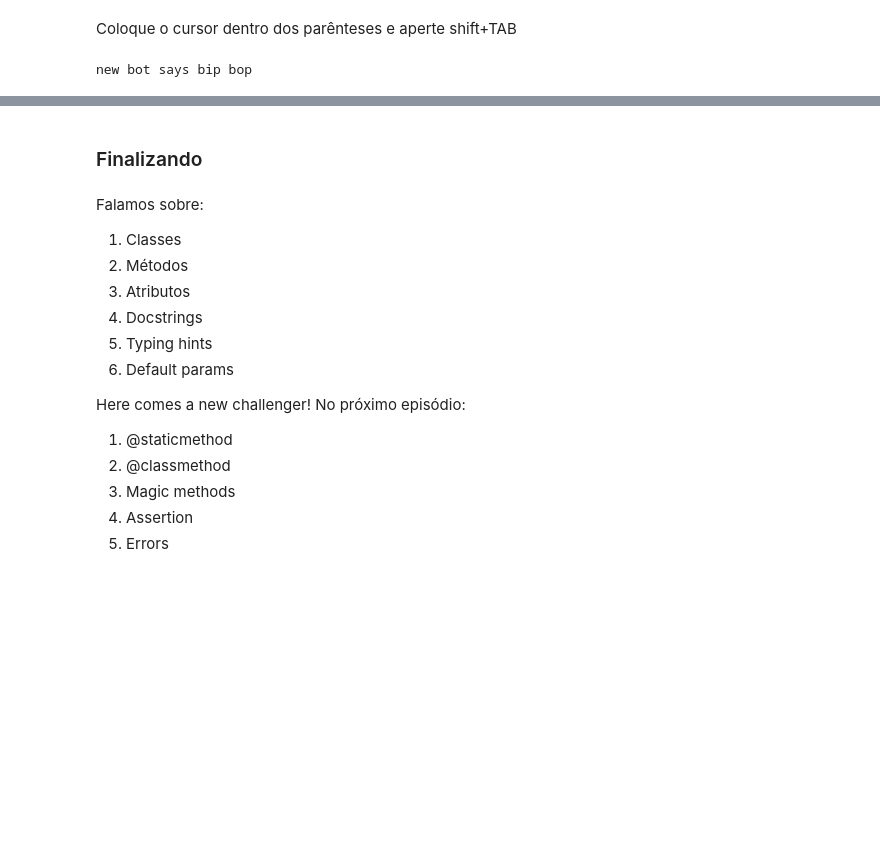
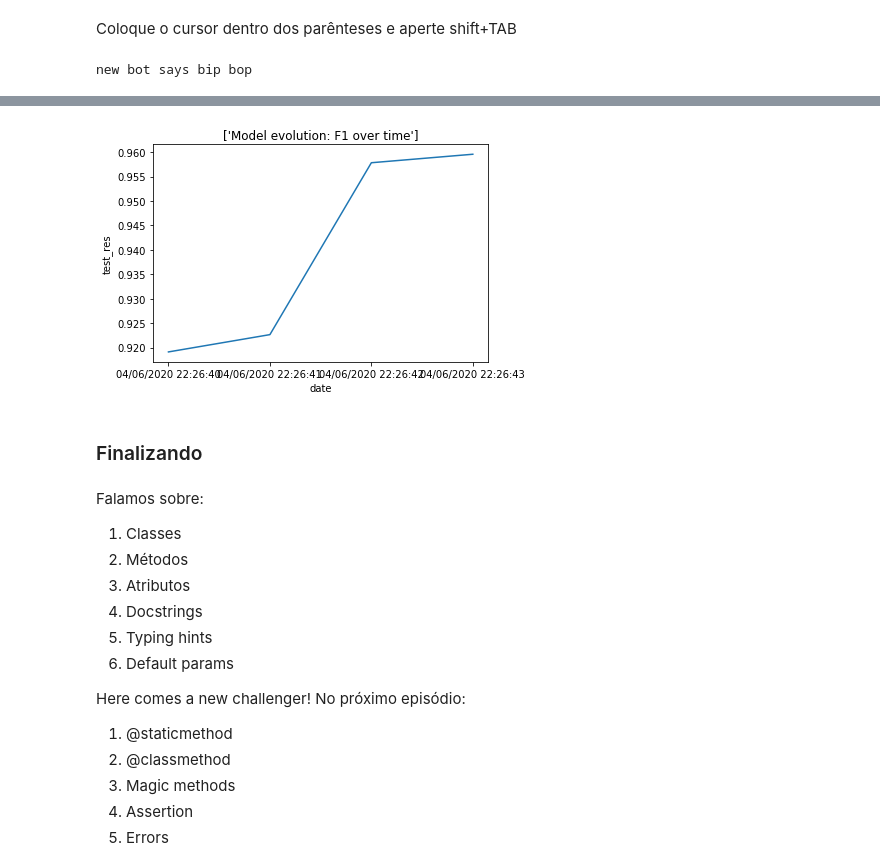
Before and after one commit to danilomotta/minicurso_oo_python, a Jupyter notebook: minicurso_oo_python.ipynb, the cells around one changed output, grey strips where cells are left out. Drawn from its saved outputs; the diff is of its cells as text; code cells hidden in the pictures; blank space fills up the shorter version.

```diff
--- a/minicurso_oo_python.ipynb
+++ b/minicurso_oo_python.ipynb
@@ -467,0 +482,2 @@ ykleber_acc.print_balance()
+# %%
+arch = MLArchive()
@@ -468,3 +546,7 @@ ykleber_acc.print_balance()
+# %%
+arch.plot_history();
+# %% [output]
+[figure, added]
 # %% [markdown]
 ### Finalizando
 # %% [markdown]
```
Also changed, not shown: parts of 9 cells of this notebook, 3 other files.
